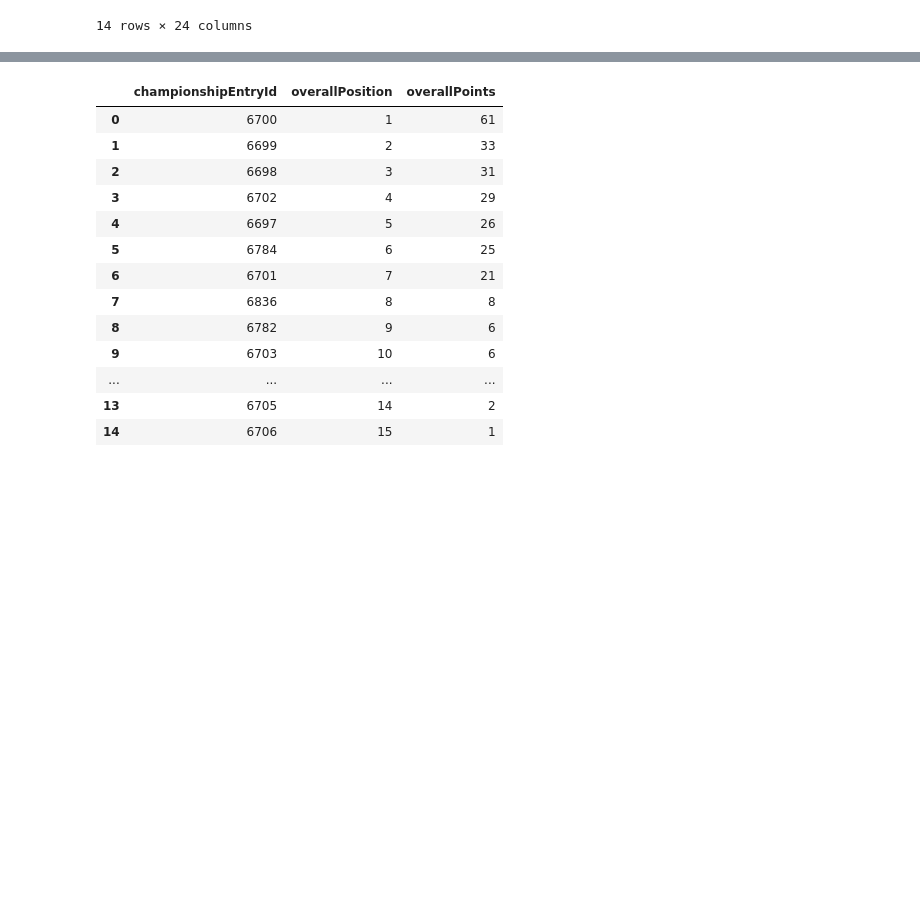
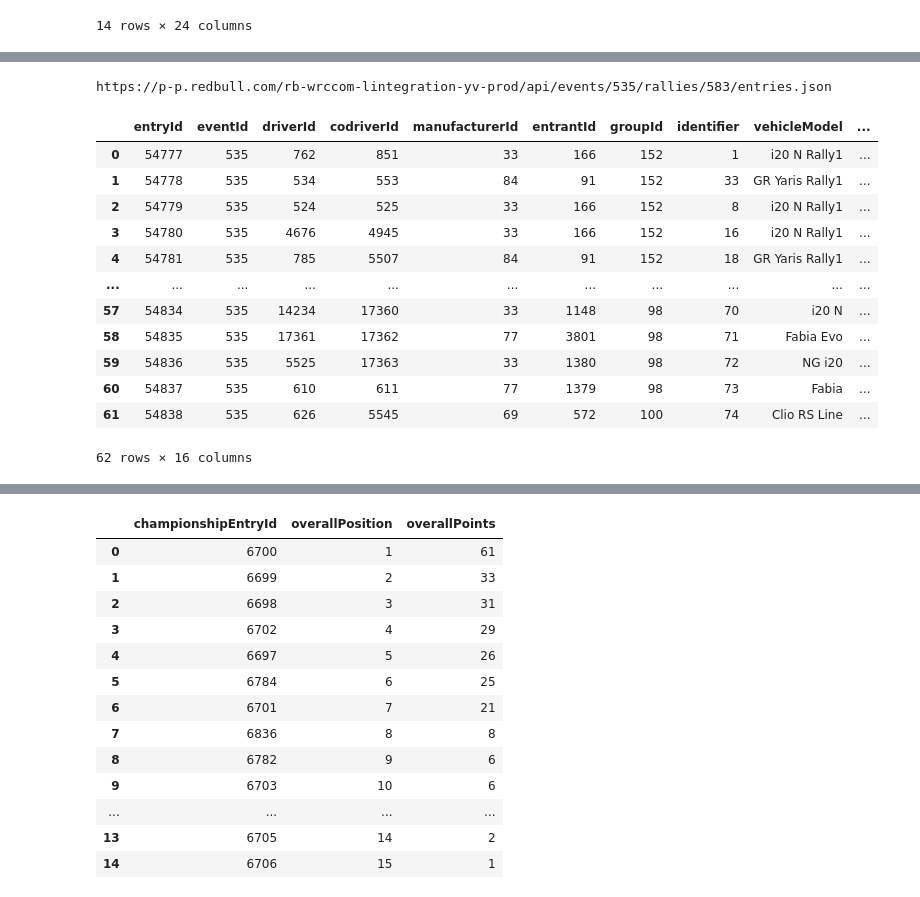
Before and after one commit to RallyDataJunkie/wrc-shinylive, a Jupyter notebook: src/shinyapp/.newRedBullAPI.ipynb, the cells around one changed output, grey strips where cells are left out. Drawn from its saved outputs; the diff is of its cells as text; code cells hidden in the pictures; blank space fills up the shorter version.

```diff
--- a/src/shinyapp/.newRedBullAPI.ipynb
+++ b/src/shinyapp/.newRedBullAPI.ipynb
@@ -814,0 +897,18 @@ INFO:__main__:Updating stage_controls...
+# %%
+entries_df,drivers_df,codrivers_df, manufacturers_df, entrants_df,entryGroups_df,eventClasses_df=wrc._getEntries()
+entries_df
+# %% [output]
+https://p-p.redbull.com/rb-wrccom-lintegration-yv-prod/api/events/535/rallies/583/entries.json
+|  | entryId | eventId | driverId | codriverId | manufacturerId | entrantId | groupId | identifier | vehicleModel | ... |
+| 0 | 54777 | 535 | 762 | 851 | 33 | 166 | 152 | 1 | i20 N Rally1 | ... |
+| 1 | 54778 | 535 | 534 | 553 | 84 | 91 | 152 | 33 | GR Yaris Rally1 | ... |
+| 2 | 54779 | 535 | 524 | 525 | 33 | 166 | 152 | 8 | i20 N Rally1 | ... |
+| 3 | 54780 | 535 | 4676 | 4945 | 33 | 166 | 152 | 16 | i20 N Rally1 | ... |
+| 4 | 54781 | 535 | 785 | 5507 | 84 | 91 | 152 | 18 | GR Yaris Rally1 | ... |
+| ... | ... | ... | ... | ... | ... | ... | ... | ... | ... | ... |
+| 57 | 54834 | 535 | 14234 | 17360 | 33 | 1148 | 98 | 70 | i20 N | ... |
+| 58 | 54835 | 535 | 17361 | 17362 | 77 | 3801 | 98 | 71 | Fabia Evo | ... |
+| 59 | 54836 | 535 | 5525 | 17363 | 33 | 1380 | 98 | 72 | NG i20 | ... |
+| 60 | 54837 | 535 | 610 | 611 | 77 | 1379 | 98 | 73 | Fabia | ... |
+| 61 | 54838 | 535 | 626 | 5545 | 69 | 572 | 100 | 74 | Clio RS Line | ... |
+62 rows × 16 columns
```
Also changed, not shown: parts of 12 cells of this notebook, 1 other file.
